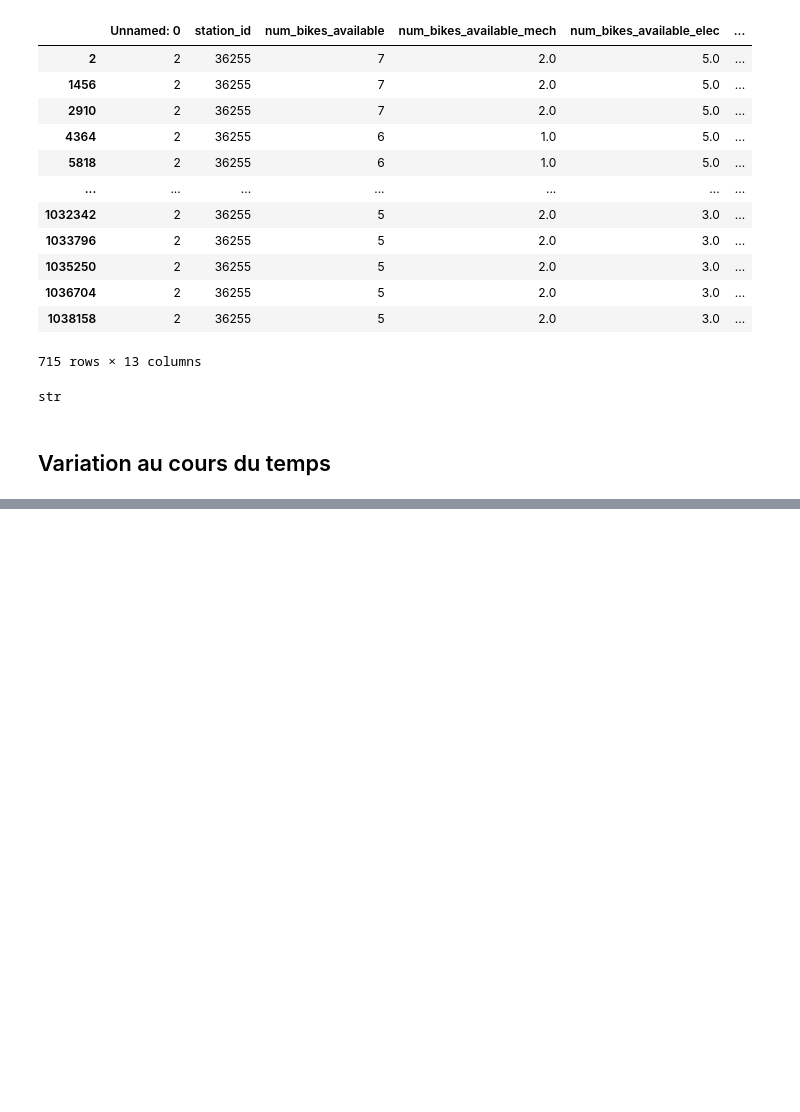
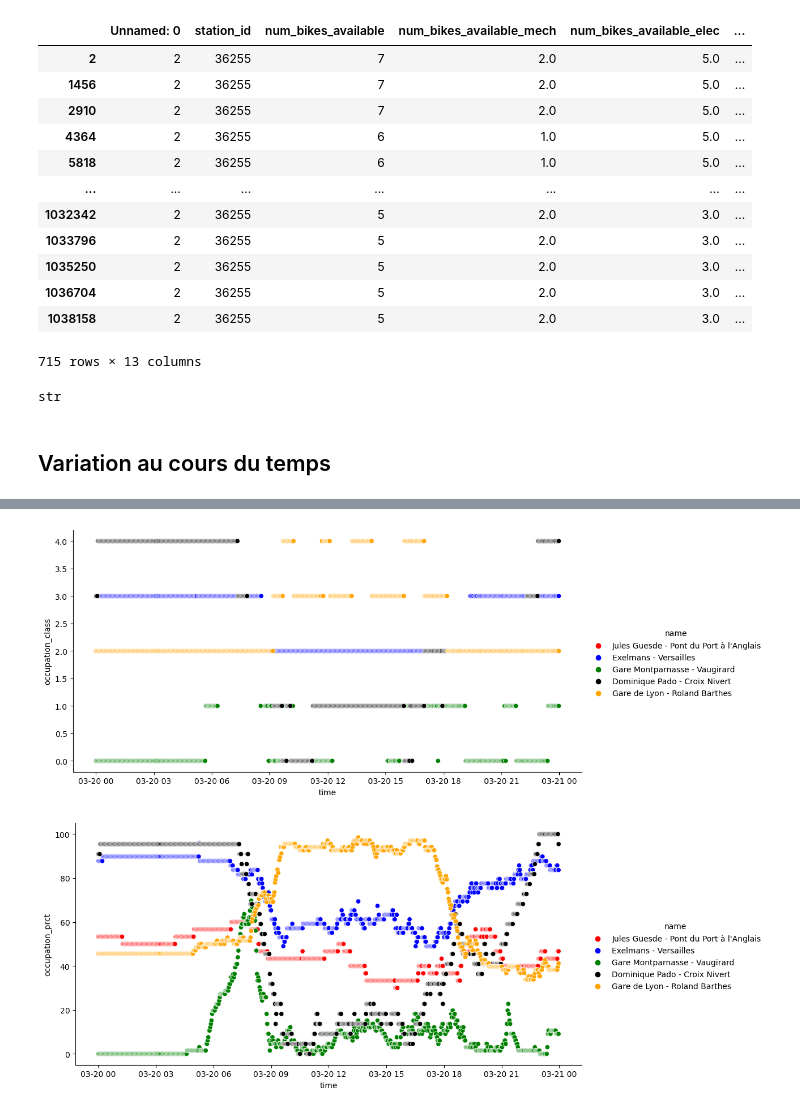
Before and after one commit to JulienGnty/MeteoVelib, a Jupyter notebook: DataAnalysis.ipynb, the cells around one changed output, grey strips where cells are left out. Saved outputs shown, nothing was run; the diff lists cells and outputs as text; code cells hidden in the pictures; blank space fills up the shorter version.

```diff
--- a/DataAnalysis.ipynb
+++ b/DataAnalysis.ipynb
@@ -289,0 +282,15 @@ dftest
+# %%
+station_list = list(data_info.station_id)
+station_red = random.sample(station_list,5)
+df_red = df[df['station_id'].isin(station_red)]
+sns.relplot(data=df_red, x='time', y='occupation_class', hue='name', height=5, aspect=2,
+            palette=['red','blue','green', 'black', 'orange'])
+
+plt.show()
+sns.relplot(data=df_red, x='time', y='occupation_prct', hue='name', height=5, aspect=2,
+            palette=['red','blue','green', 'black', 'orange'])
+
+plt.show()
+# %% [output]
+[figure, added]
+[figure, added]
```
Also changed, not shown: parts of 19 cells of this notebook.
